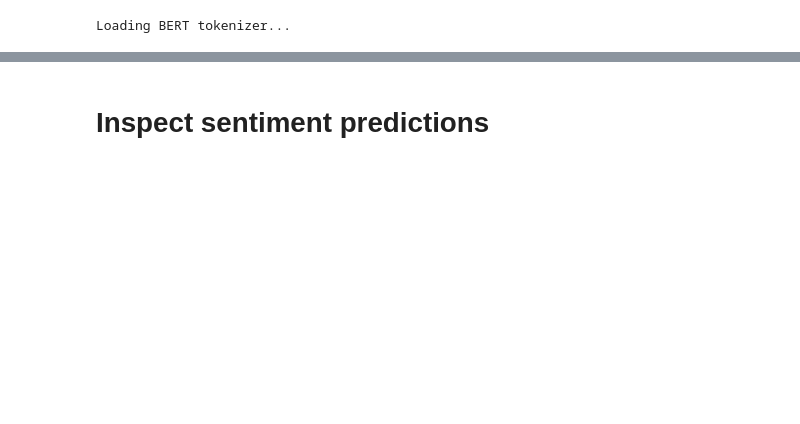
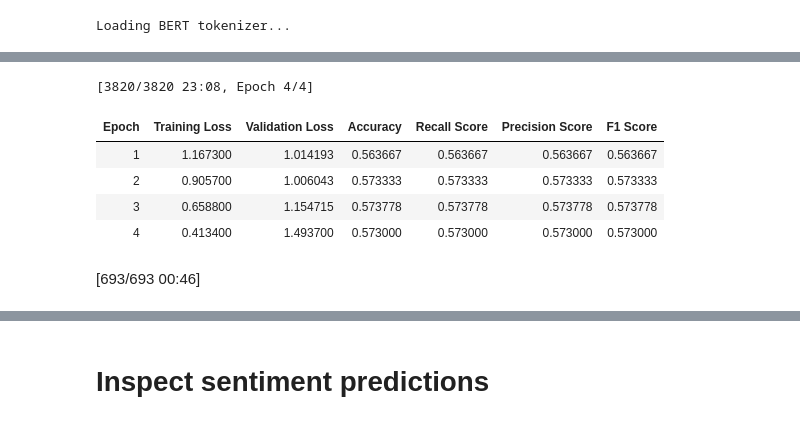
Before and after one commit to felix-datascience/amazon_sentiment_analysis, a Jupyter notebook: bert.ipynb, the cells around one changed output, grey strips where cells are left out. Cells and saved outputs as stored; diff of their text form; code cells hidden in the pictures; blank space fills up the shorter version.

```diff
--- a/bert.ipynb
+++ b/bert.ipynb
@@ -236,0 +90,6 @@ test_df.head()
+# %%
+train_df_balanced = pd.read_csv("./data/balanced/train_balanced.csv", on_bad_lines="skip")
+val_df_balanced = pd.read_csv("./data/balanced/val_balanced.csv", on_bad_lines="skip")
+train_df_stratified = pd.read_csv("./data/stratified/train_stratified.csv", on_bad_lines="skip")
+val_df_stratified = pd.read_csv("./data/stratified/val_stratified.csv", on_bad_lines="skip")
+test_df = pd.read_csv("./data/test.csv", on_bad_lines="skip")
@@ -237,10 +103,7 @@ test_df.head()
 # %%
-# prepare input as list instances
-X_train = train_df['full_review'].tolist()
-y_train = np.array(train_df['star_rating']) -1 # need to substract 1 since BERT expects labels starting from 0
+# balanced data
+X_train = np.array(train_df_balanced['full_review'])
+y_train = np.array(train_df_balanced['star_rating']) -1 # need to substract 1 since BERT expects labels starting from
 
-X_val = val_df['full_review'].tolist()
-y_val = np.array(val_df['star_rating']) - 1
-
-X_test = test_df['full_review'].tolist()
-y_test = np.array(test_df['star_rating']) - 1
+X_val = np.array(val_df_balanced['full_review'])
+y_val = np.array(val_df_balanced['star_rating']) - 1
@@ -336,18 +212,6 @@ def objective(trial):
   per_device_eval_batch_size = trial.suggest_int("eval_batch_size", 3, 32)
   learning_rate = trial.suggest_float("learning_rate", 0.000001, 0.0001)
 
-  # Experimentation with different optimzer ("adam", "sgd" etc) / scheduler combinations
-  # add to "optimizers" parameter in Trainer class
-  # ------------------------------------------------------------------------------------
-  # optimizer = "adamw" # default in Trainer
-  # scheduler = get_linear_schedule_with_warmup(optimizer, num_warmup_steps=warmup_steps, num_training_steps=num_train_steps) # default in trainer
-  optimizer = trial.suggest_categorical("optimizer", ["adamw", "adam", "sgd"])
-  scheduler = get_linear_schedule_with_warmup(
-    optimizer,
-    num_warmup_steps=trial.suggest_int("num_warmup_steps", 1, 10), # so könnte man diesen Parameter auch tunen, falls es da keine Vorgabewert gibt
-    num_training_steps=trial.suggest_int("num_training_steps", 1, 10) # so könnte man diesen Parameter auch tunen, falls es da keine Vorgabewert gibt
-  )
-
   training_args = TrainingArguments(output_dir="test_trainer", evaluation_strategy="epoch", num_train_epochs=num_train_epochs, per_device_train_batch_size=per_device_train_batch_size, per_device_eval_batch_size=per_device_eval_batch_size, learning_rate=learning_rate)
   max_len = 256 # max number of token inputs
 
@@ -357,10 +221,10 @@ def objective(trial):
     probabilities = torch.nn.functional.softmax(torch.from_numpy(logits), dim=-1) # extract relative probabilites of class
     predicted_probabilities = torch.max(probabilities, axis=-1).values # get highest relative probability
     return { 'accuracy': accuracy_score(labels, predictions),
-            'recall_score': recall_score(labels, predictions, average='weighted'),
-            'precision_score': precision_score(labels, predictions, average='weighted'),
-            'f1_score': f1_score(labels, predictions, average='weighted'),
-            'highest_probability': predicted_probabilities
+            'recall_score': recall_score(labels, predictions, average='micro'),
+            'precision_score': precision_score(labels, predictions, average='micro'),
+            'f1_score': f1_score(labels, predictions, average='micro'),
+            #'highest_probability': predicted_probabilities
             }
 
   model = BertForSequenceClassification.from_pretrained(
@@ -370,26 +234,49 @@ def objective(trial):
       output_hidden_states = False, # Whether the model returns all hidden-states.
   )
 
+  # Experimentation with different optimzer ("adam", "sgd" etc) / scheduler combinations
+  # add to "optimizers" parameter in Trainer class
+  # ------------------------------------------------------------------------------------
+  # optimizer = "adamw" # default in Trainer
+  # scheduler = get_linear_schedule_with_warmup(optimizer, num_warmup_steps=warmup_steps, num_training_steps=num_train_steps) # default in trainer
+  # optimizer = trial.suggest_categorical("optimizer", ["adamw", "adam", "sgd"])
+
+  # Create the optimizer with the hyperparameter learning rate
+#   if optimizer == "adamw":
+#       optimizer_obj = AdamW(model.parameters(), lr=learning_rate)
+#   elif optimizer == "adam":
+#       optimizer_obj = Adam(model.parameters(), lr=learning_rate)
+#   elif optimizer == "sgd":
+#       optimizer_obj = SGD(model.parameters(), lr=learning_rate)
+
+
+#   scheduler = get_linear_schedule_with_warmup(
+#     optimizer_obj,
+#     num_warmup_steps=trial.suggest_int("num_warmup_steps", 1, 10), # so könnte man diesen Parameter auch tunen, falls es da keine Vorgabewert gibt
+#     num_training_steps=trial.suggest_int("num_training_steps", 1, 10) # so könnte man diesen Parameter auch tunen, falls es da keine Vorgabewert gibt
+#   )
+
   trainer = Trainer(
       model=model,
       args=training_args,
       train_dataset=AmazonReviewDataset(full_review=np.array(X_train), labels=np.array(y_train), tokenizer=tokenizer, max_len=max_len),
       eval_dataset=AmazonReviewDataset(full_review=np.array(X_val), labels=np.array(y_val), tokenizer=tokenizer, max_len=max_len),
-      compute_metrics=compute_metrics
-      # optimizers = (optimizer, scheduler) # uncomment if you want to use another optimizer scheduler than the default in the trainer
+      compute_metrics=compute_metrics,
+      # optimizers = (optimizer_obj, scheduler) # uncomment if you want to use another optimizer scheduler than the default in the trainer
   )
 
   # training, evaluation and prediction loops can be done with one simple line of code:
   trainer.train()
   eval_metrics = trainer.evaluate()
-  pred_tuple = trainer.predict(AmazonReviewDataset(full_review=np.array(X_test), labels=np.array(y_test), tokenizer=tokenizer, max_len=max_len))
+  # pred_tuple = trainer.predict(AmazonReviewDataset(full_review=np.array(X_test), labels=np.array(y_test), tokenizer=tokenizer, max_len=max_len))
 
   #return pred_tuple, eval_metrics
   # Der Ausgabewert der Funktion darf nur ein numerischer Wert sein, also kein Tuple oder auch keine Liste von Metriken
+  return eval_metrics['eval_f1_score']
 
 
-study = optuna.create_study()
-study.optimize(objective, n_trials=20) # je nachdem wie lange ein trial durchläuft kann man die Zahl auch erhöhen
+study = optuna.create_study(direction="maximize")
+study.optimize(objective, n_trials=10) # je nachdem wie lange ein trial durchläuft kann man die Zahl auch erhöhen
 
 # so kann man dann auf die trials zugreifen und die Hyperparameter mit dem jeweiligen Ergebnis anschauen
 for trial in study.trials:
@@ -399,3 +286,4 @@ for trial in study.trials:
 
 # oder man greift direkt auf die erfolgreichste Hyperparameter Kombination zu
 print(f"Best set of hyperparameters: {study.best_trial.params}, Result: {study.best_trial.value}")
+# %% [output]
@@ -401,0 +308,7 @@ print(f"Best set of hyperparameters: {study.best_trial.params}, Result: {study.b
+[3820/3820 23:08, Epoch 4/4]
+| Epoch | Training Loss | Validation Loss | Accuracy | Recall Score | Precision Score | F1 Score |
+| 1 | 1.167300 | 1.014193 | 0.563667 | 0.563667 | 0.563667 | 0.563667 |
+| 2 | 0.905700 | 1.006043 | 0.573333 | 0.573333 | 0.573333 | 0.573333 |
+| 3 | 0.658800 | 1.154715 | 0.573778 | 0.573778 | 0.573778 | 0.573778 |
+| 4 | 0.413400 | 1.493700 | 0.573000 | 0.573000 | 0.573000 | 0.573000 |
+[693/693 00:46]
```
Also changed, not shown: parts of 75 cells of this notebook.
